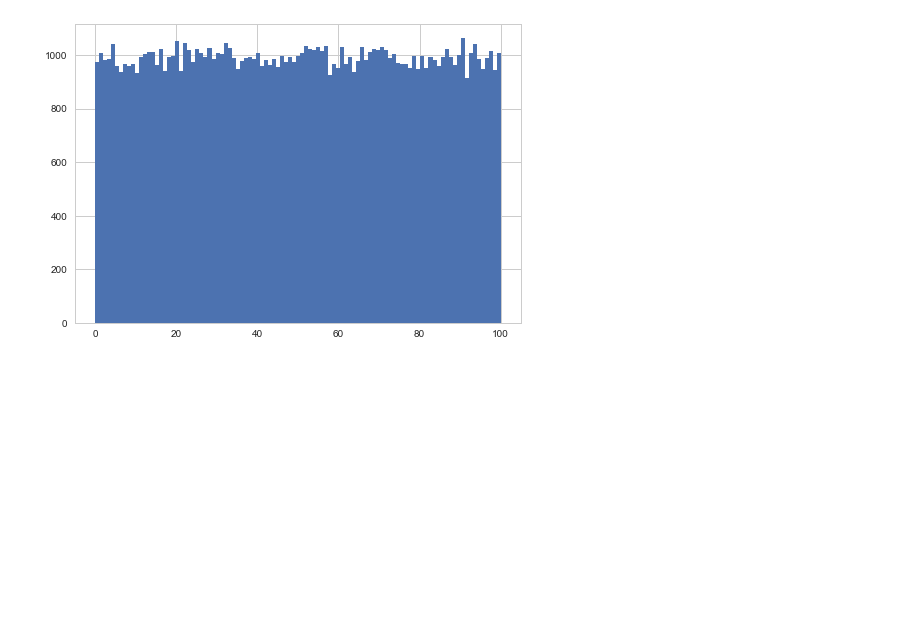
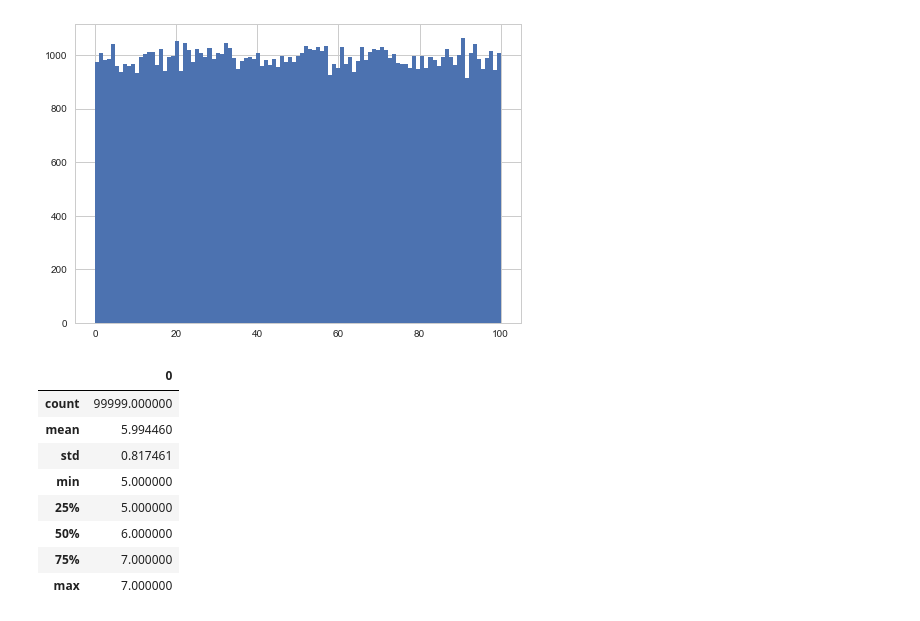
Before and after one commit to haematologic/clindev-algorithms, a Jupyter notebook: notebooks/02_random.ipynb, the cells around one changed output. Cells and saved outputs as stored; diff of their text form; code cells hidden in the pictures; blank space fills up the shorter version.

```diff
--- a/notebooks/02_random.ipynb
+++ b/notebooks/02_random.ipynb
@@ -82,0 +81,13 @@ plt.hist(df, bins=df[0].max()-df[0].min()+1)
+# %%
+df = pd.read_csv(f, header=None)
+df.describe()
+# %% [output]
+|  | 0 |
+| count | 99999.000000 |
+| mean | 5.994460 |
+| std | 0.817461 |
+| min | 5.000000 |
+| 25% | 5.000000 |
+| 50% | 6.000000 |
+| 75% | 7.000000 |
+| max | 7.000000 |
```
Also changed, not shown: parts of 7 cells of this notebook.
